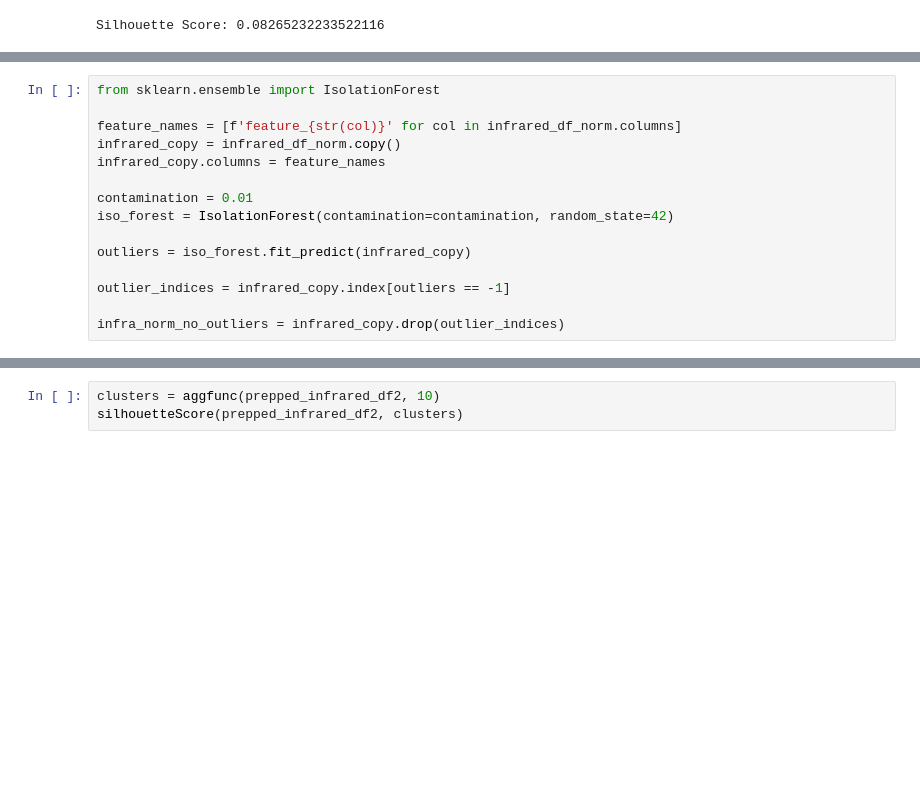
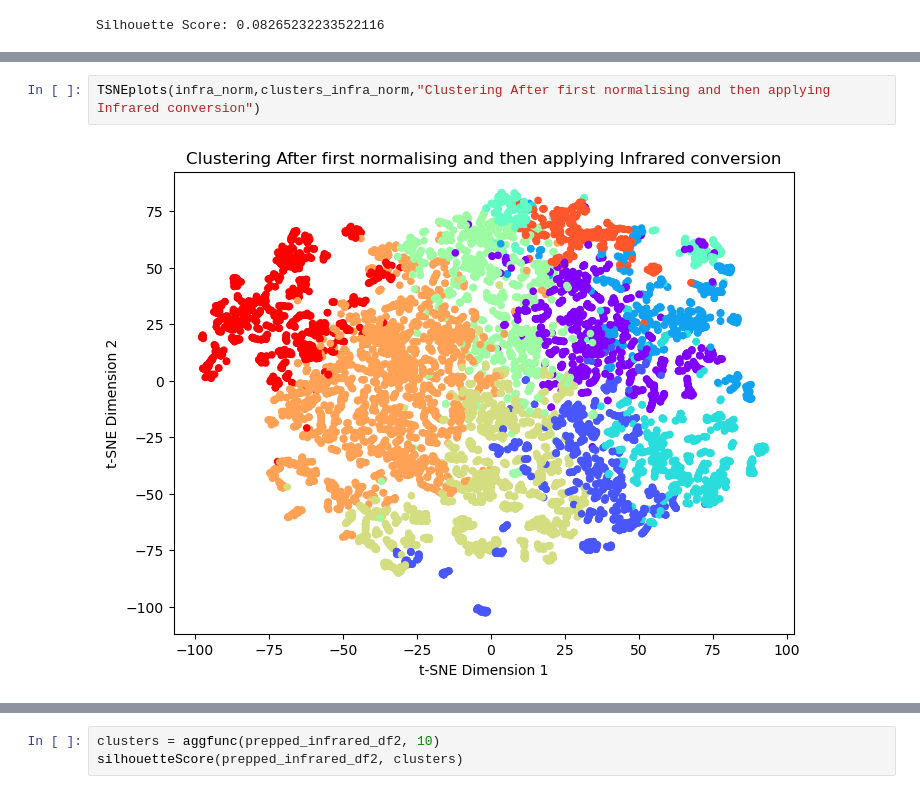
Before and after one commit to Suhail270/DMML_Part2, a Jupyter notebook: clustering.ipynb, the cells around one changed output, grey strips where cells are left out. Cells and saved outputs as stored; diff of their text form; blank space fills up the shorter version.

```diff
--- a/clustering.ipynb
+++ b/clustering.ipynb
@@ -169,18 +336,7 @@ silhouetteScore(infrared_df_norm,clusters)
 # %% [output]
 Silhouette Score: 0.46254749032402126
-# %%
-from sklearn.ensemble import IsolationForest
-
-feature_names = [f'feature_{str(col)}' for col in infrared_df_norm.columns]
-infrared_copy = infrared_df_norm.copy()
-infrared_copy.columns = feature_names
-
-contamination = 0.01
-iso_forest = IsolationForest(contamination=contamination, random_state=42)
-
-outliers = iso_forest.fit_predict(infrared_copy)
-
-outlier_indices = infrared_copy.index[outliers == -1]
-
-infra_norm_no_outliers = infrared_copy.drop(outlier_indices)
+# %%
+TSNEplots(infra_norm,clusters_infra_norm,"Clustering After first normalising and then applying Infrared conversion")
+# %% [output]
+[figure, added]
 # %%
```
Also changed, not shown: parts of 60 cells of this notebook.
